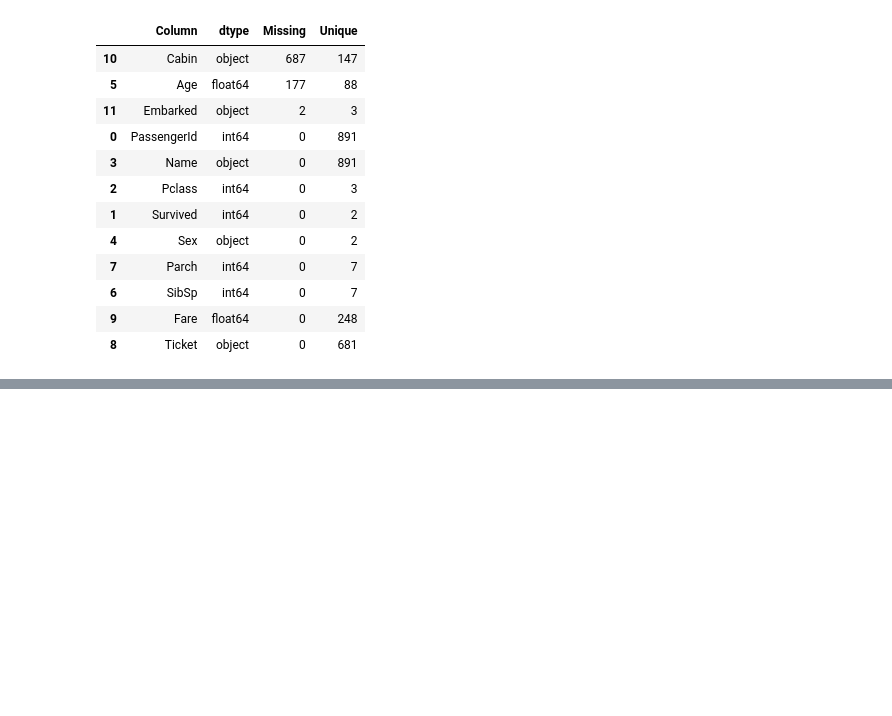
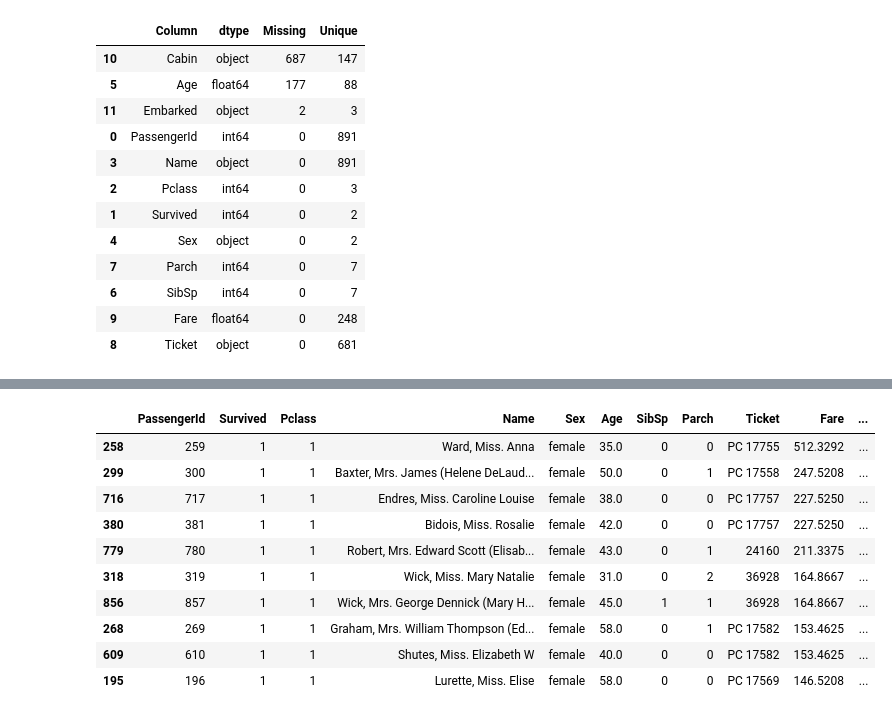
Before and after one commit to dhruvsahu007/titanic_data, a Jupyter notebook: titanic_pandas_assignment.ipynb, the cells around one changed output, grey strips where cells are left out. Cells and saved outputs as stored; diff of their text form; code cells hidden in the pictures; blank space fills up the shorter version.

```diff
--- a/titanic_pandas_assignment.ipynb
+++ b/titanic_pandas_assignment.ipynb
@@ -58,0 +88,19 @@ summary.sort_values("Missing", ascending=False)
+# %%
+#4. Select & filter
+
+female_firstclass_over_30 = df[(df["Sex"] == "female") &
+                               (df["Pclass"] == 1) &
+                               (df["Age"] > 30)]
+female_firstclass_over_30.sort_values("Fare", ascending=False).head(10)
+# %% [output]
+|  | PassengerId | Survived | Pclass | Name | Sex | Age | SibSp | Parch | Ticket | Fare | ... |
+| 258 | 259 | 1 | 1 | Ward, Miss. Anna | female | 35.0 | 0 | 0 | PC 17755 | 512.3292 | ... |
+| 299 | 300 | 1 | 1 | Baxter, Mrs. James (Helene DeLaud... | female | 50.0 | 0 | 1 | PC 17558 | 247.5208 | ... |
+| 716 | 717 | 1 | 1 | Endres, Miss. Caroline Louise | female | 38.0 | 0 | 0 | PC 17757 | 227.5250 | ... |
+| 380 | 381 | 1 | 1 | Bidois, Miss. Rosalie | female | 42.0 | 0 | 0 | PC 17757 | 227.5250 | ... |
+| 779 | 780 | 1 | 1 | Robert, Mrs. Edward Scott (Elisab... | female | 43.0 | 0 | 1 | 24160 | 211.3375 | ... |
+| 318 | 319 | 1 | 1 | Wick, Miss. Mary Natalie | female | 31.0 | 0 | 2 | 36928 | 164.8667 | ... |
+| 856 | 857 | 1 | 1 | Wick, Mrs. George Dennick (Mary H... | female | 45.0 | 1 | 1 | 36928 | 164.8667 | ... |
+| 268 | 269 | 1 | 1 | Graham, Mrs. William Thompson (Ed... | female | 58.0 | 0 | 1 | PC 17582 | 153.4625 | ... |
+| 609 | 610 | 1 | 1 | Shutes, Miss. Elizabeth W | female | 40.0 | 0 | 0 | PC 17582 | 153.4625 | ... |
+| 195 | 196 | 1 | 1 | Lurette, Miss. Elise | female | 58.0 | 0 | 0 | PC 17569 | 146.5208 | ... |
```
Also changed, not shown: parts of 17 cells of this notebook.
